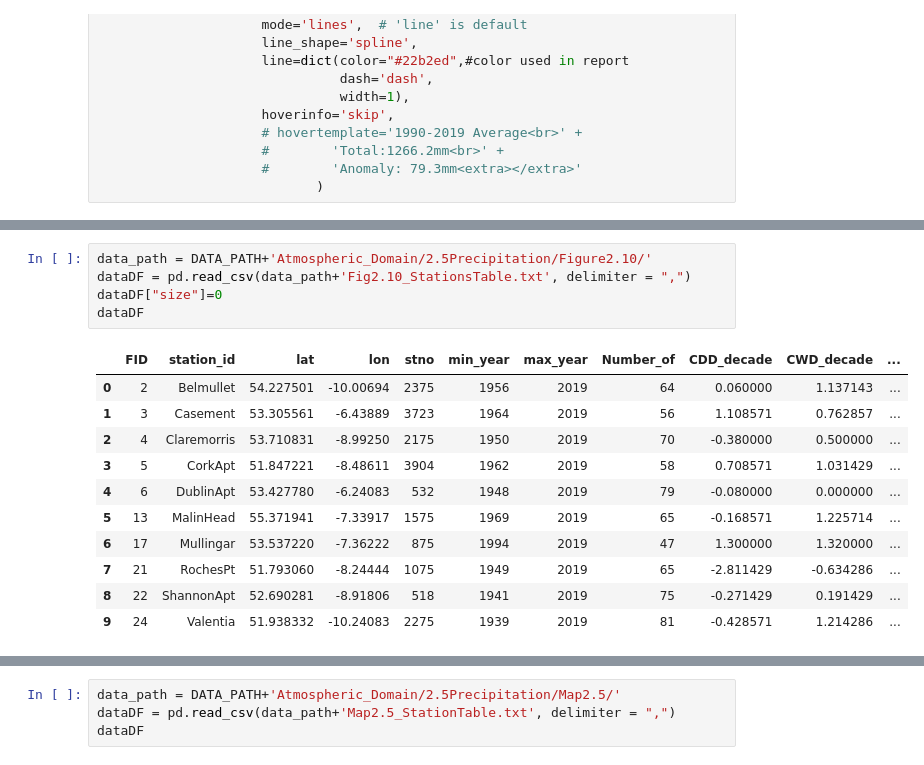
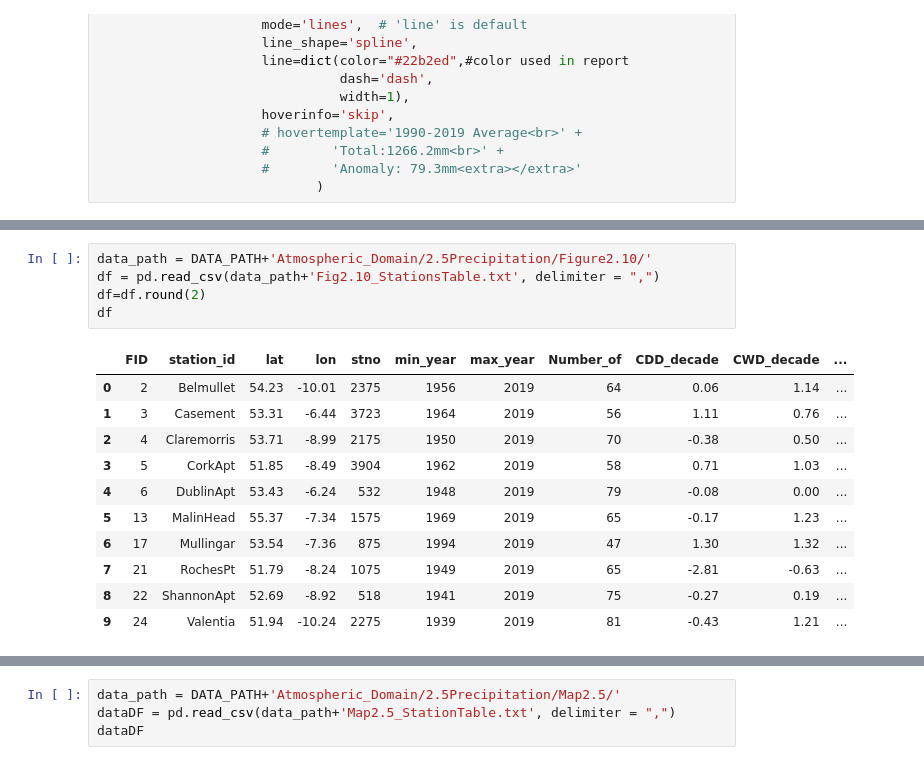
Before and after one commit to ClimateIreland/CI-Climate-Status-Tool, a Jupyter notebook: dash_app/notebooks/_2_5_Precipitation.ipynb, the cells around one changed output, grey strips where cells are left out. Saved outputs shown, nothing was run; the diff lists cells and outputs as text.

```diff
--- a/dash_app/notebooks/_2_5_Precipitation.ipynb
+++ b/dash_app/notebooks/_2_5_Precipitation.ipynb
@@ -147,17 +148,17 @@ figure_2_9.update_xaxes(
 # %%
 data_path = DATA_PATH+'Atmospheric_Domain/2.5Precipitation/Figure2.10/'
-dataDF = pd.read_csv(data_path+'Fig2.10_StationsTable.txt', delimiter = ",")
-dataDF["size"]=0
-dataDF
+df = pd.read_csv(data_path+'Fig2.10_StationsTable.txt', delimiter = ",")
+df=df.round(2)
+df
 # %% [output]
 |  | FID | station_id | lat | lon | stno | min_year | max_year | Number_of | CDD_decade | CWD_decade | ... |
-| 0 | 2 | Belmullet | 54.227501 | -10.00694 | 2375 | 1956 | 2019 | 64 | 0.060000 | 1.137143 | ... |
-| 1 | 3 | Casement | 53.305561 | -6.43889 | 3723 | 1964 | 2019 | 56 | 1.108571 | 0.762857 | ... |
-| 2 | 4 | Claremorris | 53.710831 | -8.99250 | 2175 | 1950 | 2019 | 70 | -0.380000 | 0.500000 | ... |
-| 3 | 5 | CorkApt | 51.847221 | -8.48611 | 3904 | 1962 | 2019 | 58 | 0.708571 | 1.031429 | ... |
-| 4 | 6 | DublinApt | 53.427780 | -6.24083 | 532 | 1948 | 2019 | 79 | -0.080000 | 0.000000 | ... |
-| 5 | 13 | MalinHead | 55.371941 | -7.33917 | 1575 | 1969 | 2019 | 65 | -0.168571 | 1.225714 | ... |
-| 6 | 17 | Mullingar | 53.537220 | -7.36222 | 875 | 1994 | 2019 | 47 | 1.300000 | 1.320000 | ... |
-| 7 | 21 | RochesPt | 51.793060 | -8.24444 | 1075 | 1949 | 2019 | 65 | -2.811429 | -0.634286 | ... |
-| 8 | 22 | ShannonApt | 52.690281 | -8.91806 | 518 | 1941 | 2019 | 75 | -0.271429 | 0.191429 | ... |
-| 9 | 24 | Valentia | 51.938332 | -10.24083 | 2275 | 1939 | 2019 | 81 | -0.428571 | 1.214286 | ... |
+| 0 | 2 | Belmullet | 54.23 | -10.01 | 2375 | 1956 | 2019 | 64 | 0.06 | 1.14 | ... |
+| 1 | 3 | Casement | 53.31 | -6.44 | 3723 | 1964 | 2019 | 56 | 1.11 | 0.76 | ... |
+| 2 | 4 | Claremorris | 53.71 | -8.99 | 2175 | 1950 | 2019 | 70 | -0.38 | 0.50 | ... |
+| 3 | 5 | CorkApt | 51.85 | -8.49 | 3904 | 1962 | 2019 | 58 | 0.71 | 1.03 | ... |
+| 4 | 6 | DublinApt | 53.43 | -6.24 | 532 | 1948 | 2019 | 79 | -0.08 | 0.00 | ... |
+| 5 | 13 | MalinHead | 55.37 | -7.34 | 1575 | 1969 | 2019 | 65 | -0.17 | 1.23 | ... |
+| 6 | 17 | Mullingar | 53.54 | -7.36 | 875 | 1994 | 2019 | 47 | 1.30 | 1.32 | ... |
+| 7 | 21 | RochesPt | 51.79 | -8.24 | 1075 | 1949 | 2019 | 65 | -2.81 | -0.63 | ... |
+| 8 | 22 | ShannonApt | 52.69 | -8.92 | 518 | 1941 | 2019 | 75 | -0.27 | 0.19 | ... |
+| 9 | 24 | Valentia | 51.94 | -10.24 | 2275 | 1939 | 2019 | 81 | -0.43 | 1.21 | ... |
```
Also changed, not shown: parts of 9 cells of this notebook, 3 other files.
